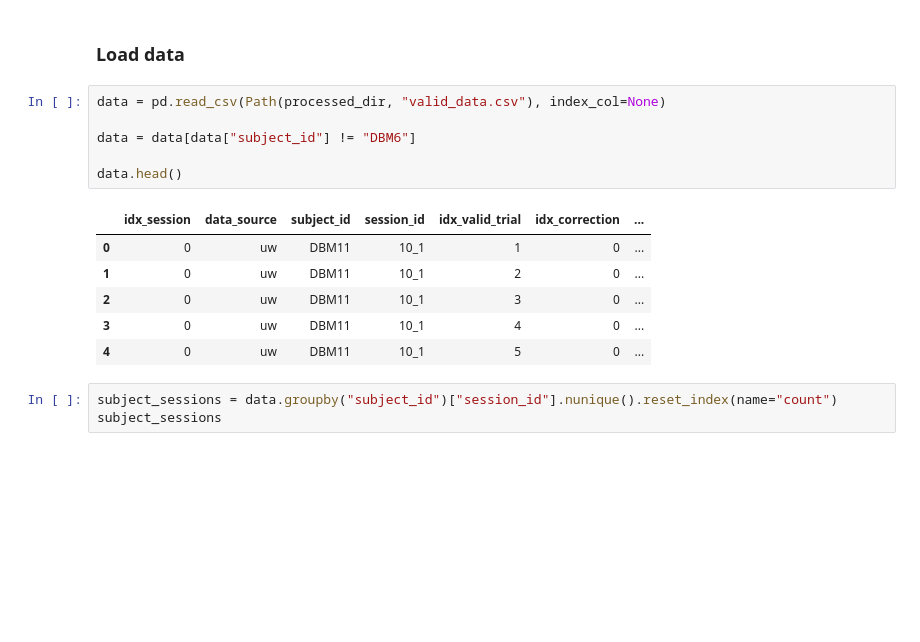
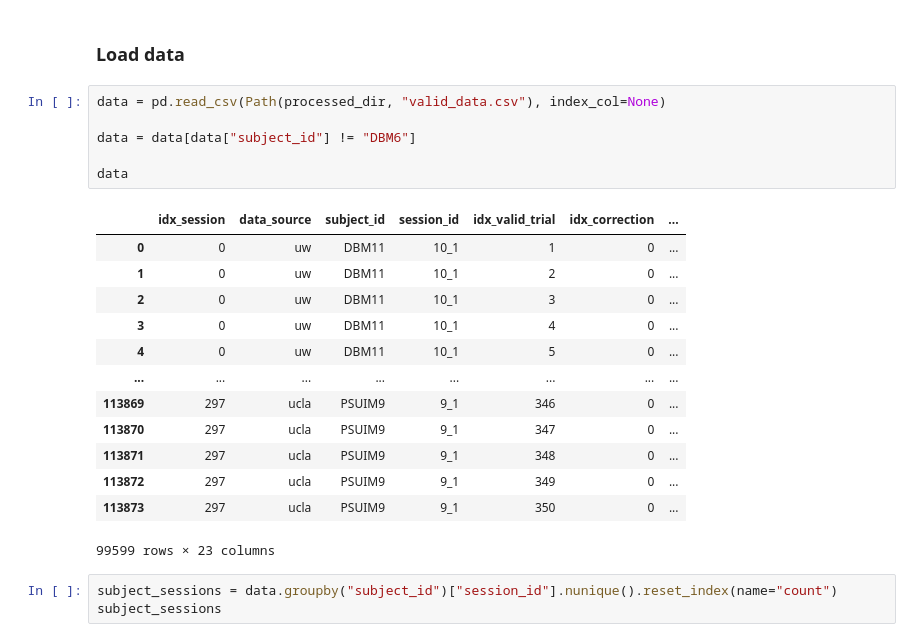
Before and after one commit to vaibrainium/decision-behavior-in-mice, a Jupyter notebook: notebooks/1.0-psychometric-analysis.ipynb, the cells around one changed output. Drawn from its saved outputs; the diff is of its cells as text; blank space fills up the shorter version.

```diff
--- a/notebooks/1.0-psychometric-analysis.ipynb
+++ b/notebooks/1.0-psychometric-analysis.ipynb
@@ -119,16 +116,23 @@ def plot_pulse_psych(psych_curves, ms=10, lw=3, alpha=1, suptitle="", fig=None,
 # %%
 data = pd.read_csv(Path(processed_dir, "valid_data.csv"), index_col=None)
 
 data = data[data["subject_id"] != "DBM6"]
 
-data.head()
+data
 # %% [output]
 |  | idx_session | data_source | subject_id | session_id | idx_valid_trial | idx_correction | ... |
 | 0 | 0 | uw | DBM11 | 10_1 | 1 | 0 | ... |
 | 1 | 0 | uw | DBM11 | 10_1 | 2 | 0 | ... |
 | 2 | 0 | uw | DBM11 | 10_1 | 3 | 0 | ... |
 | 3 | 0 | uw | DBM11 | 10_1 | 4 | 0 | ... |
 | 4 | 0 | uw | DBM11 | 10_1 | 5 | 0 | ... |
+| ... | ... | ... | ... | ... | ... | ... | ... |
+| 113869 | 297 | ucla | PSUIM9 | 9_1 | 346 | 0 | ... |
+| 113870 | 297 | ucla | PSUIM9 | 9_1 | 347 | 0 | ... |
+| 113871 | 297 | ucla | PSUIM9 | 9_1 | 348 | 0 | ... |
+| 113872 | 297 | ucla | PSUIM9 | 9_1 | 349 | 0 | ... |
+| 113873 | 297 | ucla | PSUIM9 | 9_1 | 350 | 0 | ... |
+99599 rows × 23 columns
 # %%
 subject_sessions = data.groupby("subject_id")["session_id"].nunique().reset_index(name="count")
 subject_sessions
```
Also changed, not shown: parts of 10 cells of this notebook.
